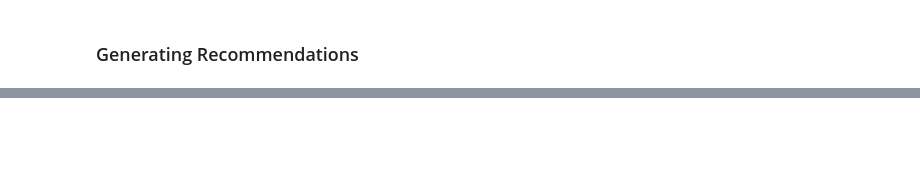
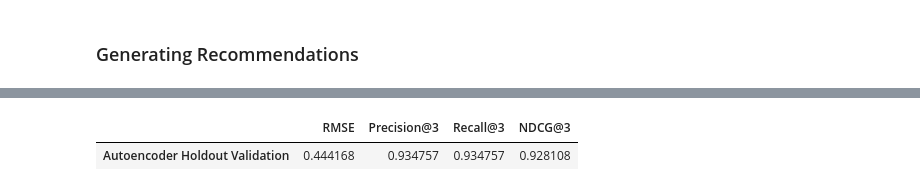
Before and after one commit to JoeChen322/Fintech, a Jupyter notebook: recommend-system.ipynb, the cells around one changed output, grey strips where cells are left out. Cells and saved outputs as stored; diff of their text form; code cells hidden in the pictures; blank space fills up the shorter version.

```diff
--- a/recommend-system.ipynb
+++ b/recommend-system.ipynb
@@ -520,0 +629,47 @@ recommendations_df.head()
+# %%
+# Holdout validation for Autoencoder
+X_val_train = torch.tensor(interaction_train.values, dtype=torch.float32)
+
+val_model = RecommenderAutoencoder(n_products=X_val_train.shape[1], encoding_dim=8)
+val_optimizer = torch.optim.Adam(val_model.parameters(), lr=0.001, weight_decay=1e-5)
+val_criterion = nn.MSELoss()
+
+val_epochs = 60
+val_batch_size = 64
+val_dataset = torch.utils.data.TensorDataset(X_val_train)
+val_loader = torch.utils.data.DataLoader(
+    val_dataset, batch_size=val_batch_size, shuffle=True
+)
+
+for epoch in tqdm.tqdm(range(val_epochs), desc="Validation Autoencoder"):
+    val_epoch_loss = 0.0
+    for batch in val_loader:
+        val_inputs = batch[0]
+        val_optimizer.zero_grad()
+        val_outputs = val_model(val_inputs)
+        val_loss = val_criterion(val_outputs, val_inputs)
+        val_loss.backward()
+        val_optimizer.step()
+        val_epoch_loss += val_loss.item() * val_inputs.size(0)
+
+    if (epoch + 1) % 20 == 0:
+        avg_val_loss = val_epoch_loss / len(val_dataset)
+        print(
+            f"Validation model epoch {epoch + 1}/{val_epochs}, Loss: {avg_val_loss:.6f}"
+        )
+
+val_model.eval()
+with torch.no_grad():
+    val_reconstructed = val_model(X_val_train).numpy()
+
+val_reconstructed_df = pd.DataFrame(
+    val_reconstructed,
+    index=interaction_train.index,
+    columns=interaction_train.columns,
+)
+
+autoencoder_metrics = evaluate_recommender(
+    val_reconstructed_df, interaction_matrix, holdout_pairs, k=3
+)
+pd.DataFrame([autoencoder_metrics], index=["Autoencoder Holdout Validation"])
+# %% [output]
@@ -520,0 +679,2 @@ recommendations_df.head()
+|  | RMSE | Precision@3 | Recall@3 | NDCG@3 |
+| Autoencoder Holdout Validation | 0.444168 | 0.934757 | 0.934757 | 0.928108 |
```
Also changed, not shown: parts of 18 cells of this notebook, 5 other files.
